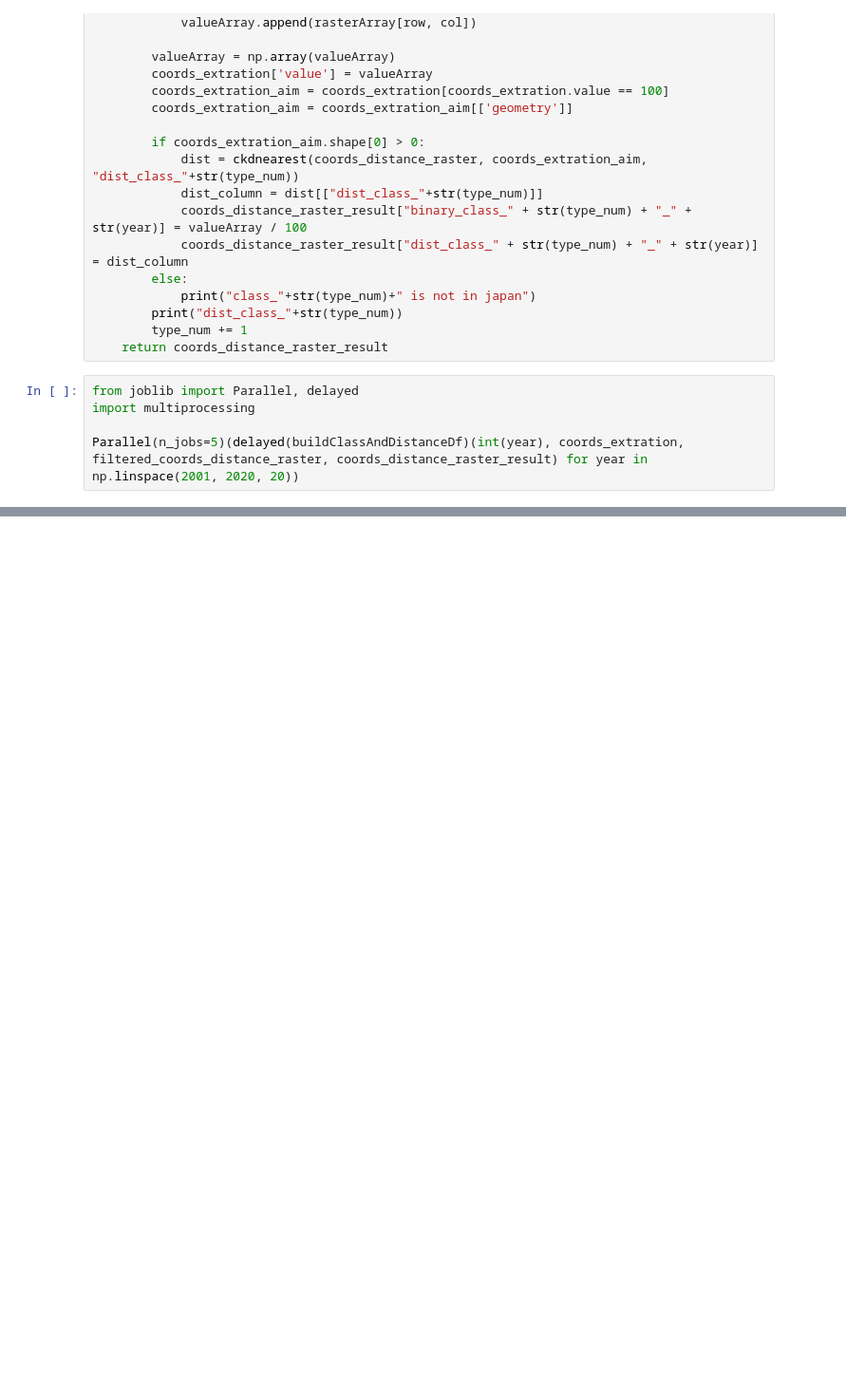
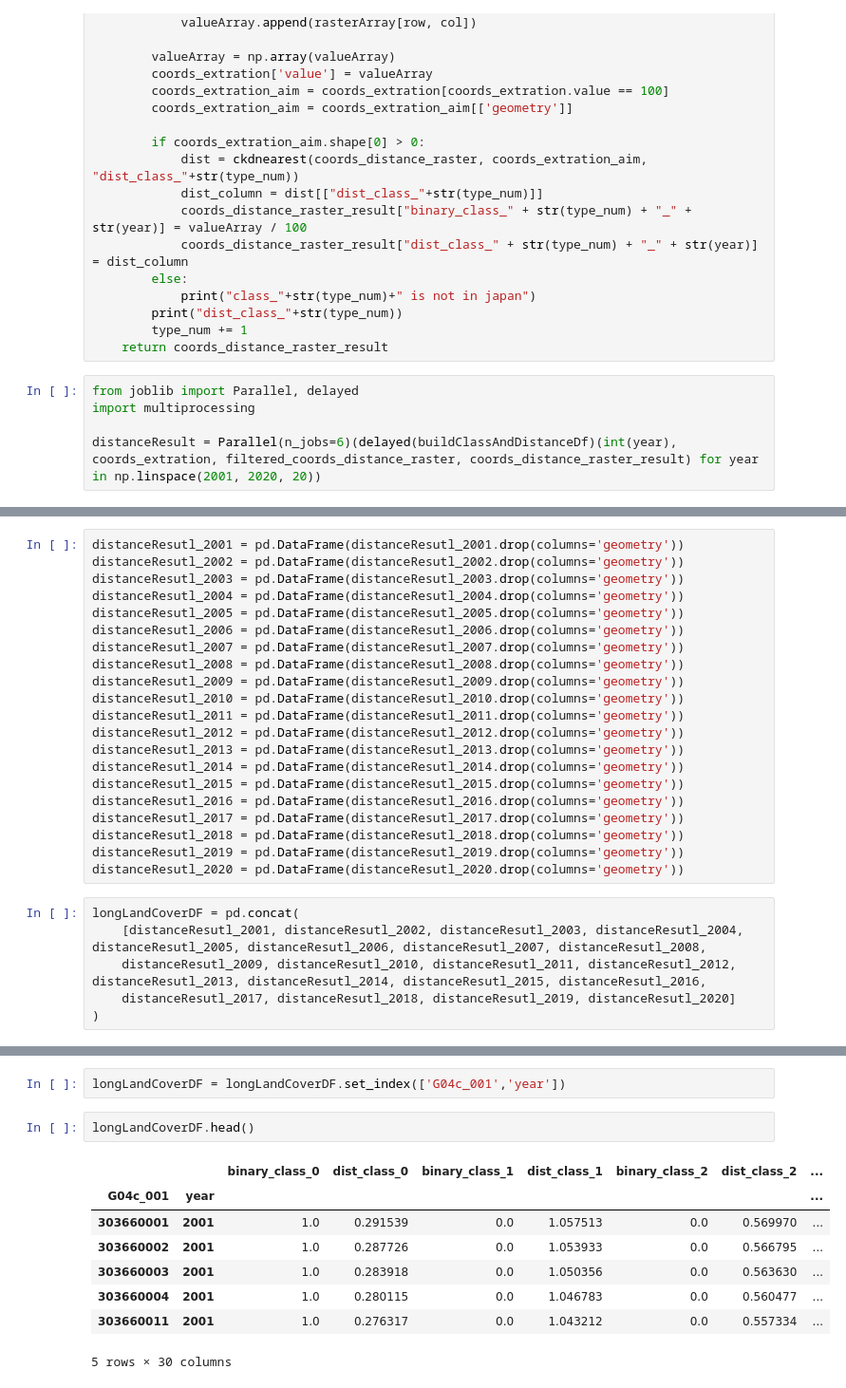
Before and after one commit to MichaelChaoLi-cpu/JapanPop, a Jupyter notebook: 01_PyCode/23_DW_LandCoverMultiYears_v1.ipynb, the cells around one changed output, grey strips where cells are left out. Shown: that part at 95% size. Drawn from its saved outputs; the diff is of its cells as text; blank space fills up the shorter version.

Commit message:
O: get 20 year land cover class and distance of each mesh points; revise 23_DW; done

```diff
--- a/01_PyCode/23_DW_LandCoverMultiYears_v1.ipynb
+++ b/01_PyCode/23_DW_LandCoverMultiYears_v1.ipynb
@@ -228,4 +228,4 @@ def buildClassAndDistanceDf(year, coords_extration, coords_distance_raster, coor
 from joblib import Parallel, delayed
 import multiprocessing
 
-Parallel(n_jobs=5)(delayed(buildClassAndDistanceDf)(int(year), coords_extration, filtered_coords_distance_raster, coords_distance_raster_result) for year in np.linspace(2001, 2020, 20))
+distanceResult = Parallel(n_jobs=6)(delayed(buildClassAndDistanceDf)(int(year), coords_extration, filtered_coords_distance_raster, coords_distance_raster_result) for year in np.linspace(2001, 2020, 20))
@@ -297,0 +408,27 @@ Type:      builtin_function_or_method
+# %%
+distanceResutl_2001 = pd.DataFrame(distanceResutl_2001.drop(columns='geometry'))
+distanceResutl_2002 = pd.DataFrame(distanceResutl_2002.drop(columns='geometry'))
+distanceResutl_2003 = pd.DataFrame(distanceResutl_2003.drop(columns='geometry'))
+distanceResutl_2004 = pd.DataFrame(distanceResutl_2004.drop(columns='geometry'))
+distanceResutl_2005 = pd.DataFrame(distanceResutl_2005.drop(columns='geometry'))
+distanceResutl_2006 = pd.DataFrame(distanceResutl_2006.drop(columns='geometry'))
+distanceResutl_2007 = pd.DataFrame(distanceResutl_2007.drop(columns='geometry'))
+distanceResutl_2008 = pd.DataFrame(distanceResutl_2008.drop(columns='geometry'))
+distanceResutl_2009 = pd.DataFrame(distanceResutl_2009.drop(columns='geometry'))
+distanceResutl_2010 = pd.DataFrame(distanceResutl_2010.drop(columns='geometry'))
+distanceResutl_2011 = pd.DataFrame(distanceResutl_2011.drop(columns='geometry'))
+distanceResutl_2012 = pd.DataFrame(distanceResutl_2012.drop(columns='geometry'))
+distanceResutl_2013 = pd.DataFrame(distanceResutl_2013.drop(columns='geometry'))
+distanceResutl_2014 = pd.DataFrame(distanceResutl_2014.drop(columns='geometry'))
+distanceResutl_2015 = pd.DataFrame(distanceResutl_2015.drop(columns='geometry'))
+distanceResutl_2016 = pd.DataFrame(distanceResutl_2016.drop(columns='geometry'))
+distanceResutl_2017 = pd.DataFrame(distanceResutl_2017.drop(columns='geometry'))
+distanceResutl_2018 = pd.DataFrame(distanceResutl_2018.drop(columns='geometry'))
+distanceResutl_2019 = pd.DataFrame(distanceResutl_2019.drop(columns='geometry'))
+distanceResutl_2020 = pd.DataFrame(distanceResutl_2020.drop(columns='geometry'))
+# %%
+longLandCoverDF = pd.concat(
+    [distanceResutl_2001, distanceResutl_2002, distanceResutl_2003, distanceResutl_2004, distanceResutl_2005, distanceResutl_2006, distanceResutl_2007, distanceResutl_2008,
+    distanceResutl_2009, distanceResutl_2010, distanceResutl_2011, distanceResutl_2012, distanceResutl_2013, distanceResutl_2014, distanceResutl_2015, distanceResutl_2016,
+    distanceResutl_2017, distanceResutl_2018, distanceResutl_2019, distanceResutl_2020]
+)
@@ -297,0 +470,13 @@ Type:      builtin_function_or_method
+# %%
+longLandCoverDF = longLandCoverDF.set_index(['G04c_001','year'])
+# %%
+longLandCoverDF.head()
+# %% [output]
+|  |  | binary_class_0 | dist_class_0 | binary_class_1 | dist_class_1 | binary_class_2 | dist_class_2 | ... |
+| G04c_001 | year |  |  |  |  |  |  | ... |
+| 303660001 | 2001 | 1.0 | 0.291539 | 0.0 | 1.057513 | 0.0 | 0.569970 | ... |
+| 303660002 | 2001 | 1.0 | 0.287726 | 0.0 | 1.053933 | 0.0 | 0.566795 | ... |
+| 303660003 | 2001 | 1.0 | 0.283918 | 0.0 | 1.050356 | 0.0 | 0.563630 | ... |
+| 303660004 | 2001 | 1.0 | 0.280115 | 0.0 | 1.046783 | 0.0 | 0.560477 | ... |
+| 303660011 | 2001 | 1.0 | 0.276317 | 0.0 | 1.043212 | 0.0 | 0.557334 | ... |
+5 rows × 30 columns
```
Also changed, not shown: parts of 11 cells of this notebook.
